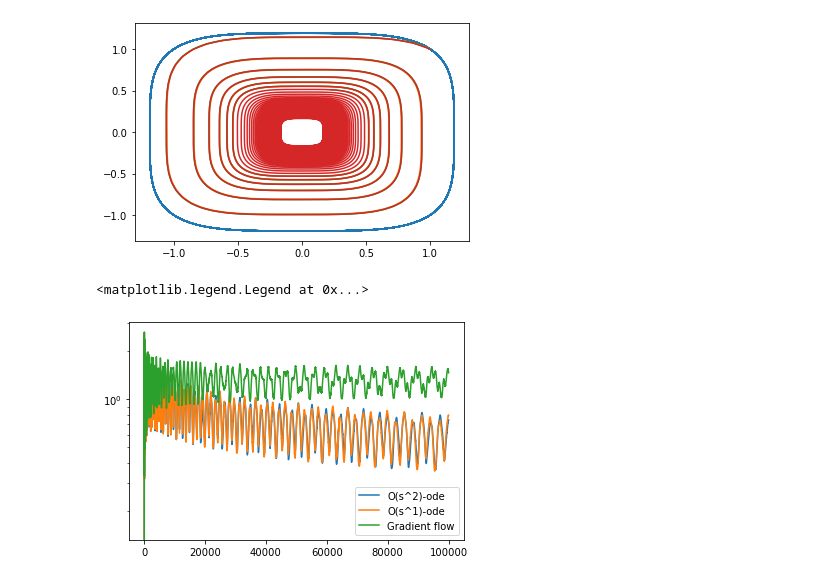
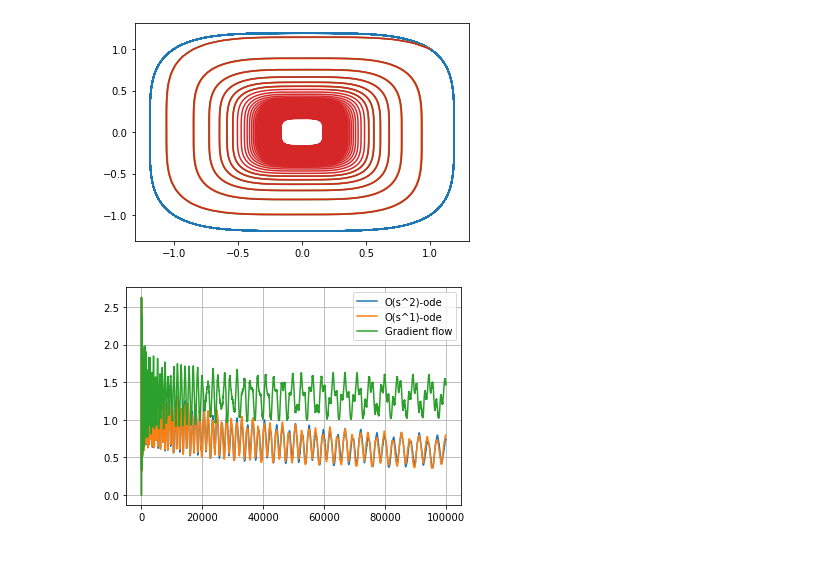
Before and after one commit to jkasalt/ganz_OptML, a Jupyter notebook: odes.ipynb, the cells around one changed output. Saved outputs shown, nothing was run; the diff lists cells and outputs as text; code cells hidden in the pictures.

```diff
--- a/odes.ipynb
+++ b/odes.ipynb
@@ -136,17 +135,16 @@ ax.plot(z_egdta[:,0], z_egdta[:,1])
 # %%
 
 diff2 = np.sqrt(((z_egdta - z_egode2[idx]) ** 2).sum(axis=1))
 diff1 = np.sqrt(((z_egdta - z_egode1[idx]) ** 2).sum(axis=1))
 diff0 = np.sqrt(((z_egdta - z_egode0[idx]) ** 2).sum(axis=1))
 
 fig, ax = plt.subplots()
-# print(diff1, diff0)
 ax.plot(np.arange(len(diff2)), diff2, label="O(s^2)-ode")
 ax.plot(np.arange(len(diff1)), diff1, label="O(s^1)-ode")
 ax.plot(np.arange(len(diff0)), diff0, label="Gradient flow")
-# print(diff0)
-ax.set_yscale("log")
+# ax.set_yscale("log")
 ax.legend()
+plt.grid(visible=True)
+# fig.savefig("cubeloss_osr.png", dpi=80, bbox_inches="tight")
 # %% [output]
-<matplotlib.legend.Legend at 0x...>
-[figure, old version]
+[figure, new version]
```
Also changed, not shown: parts of 5 cells of this notebook.
